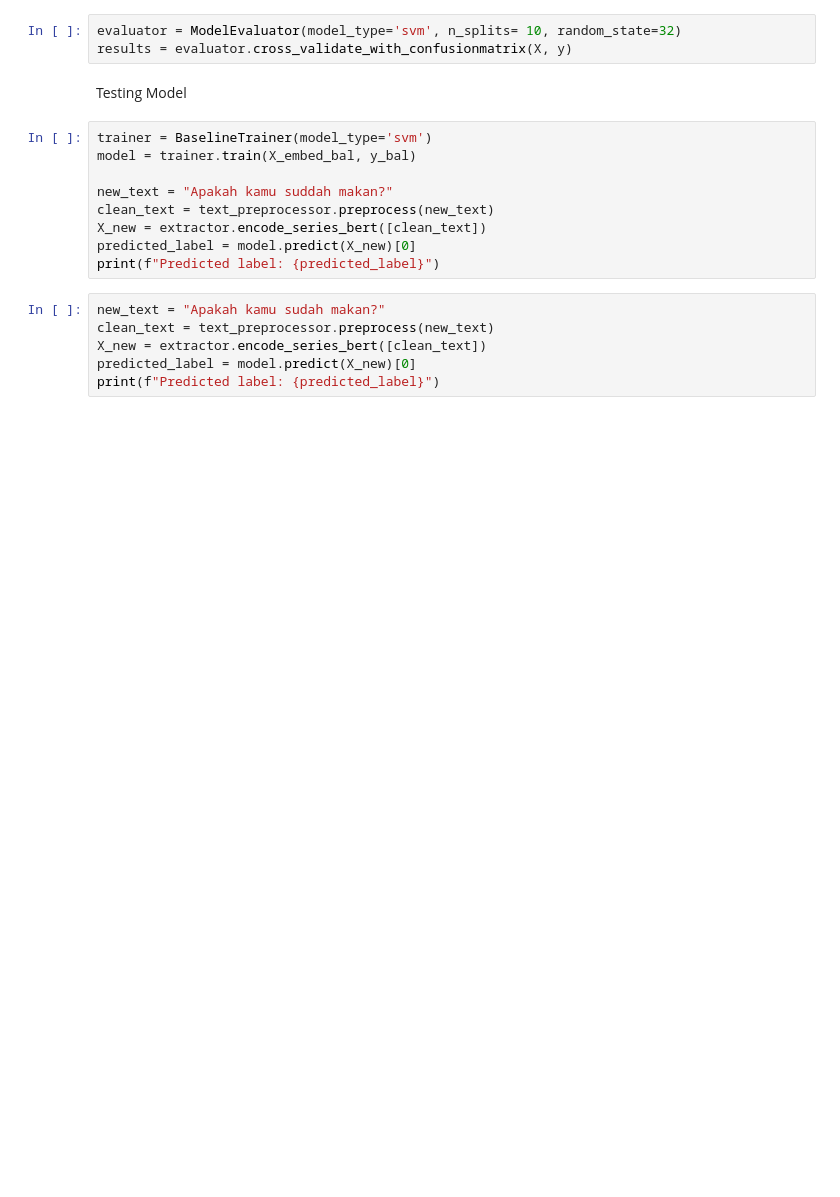
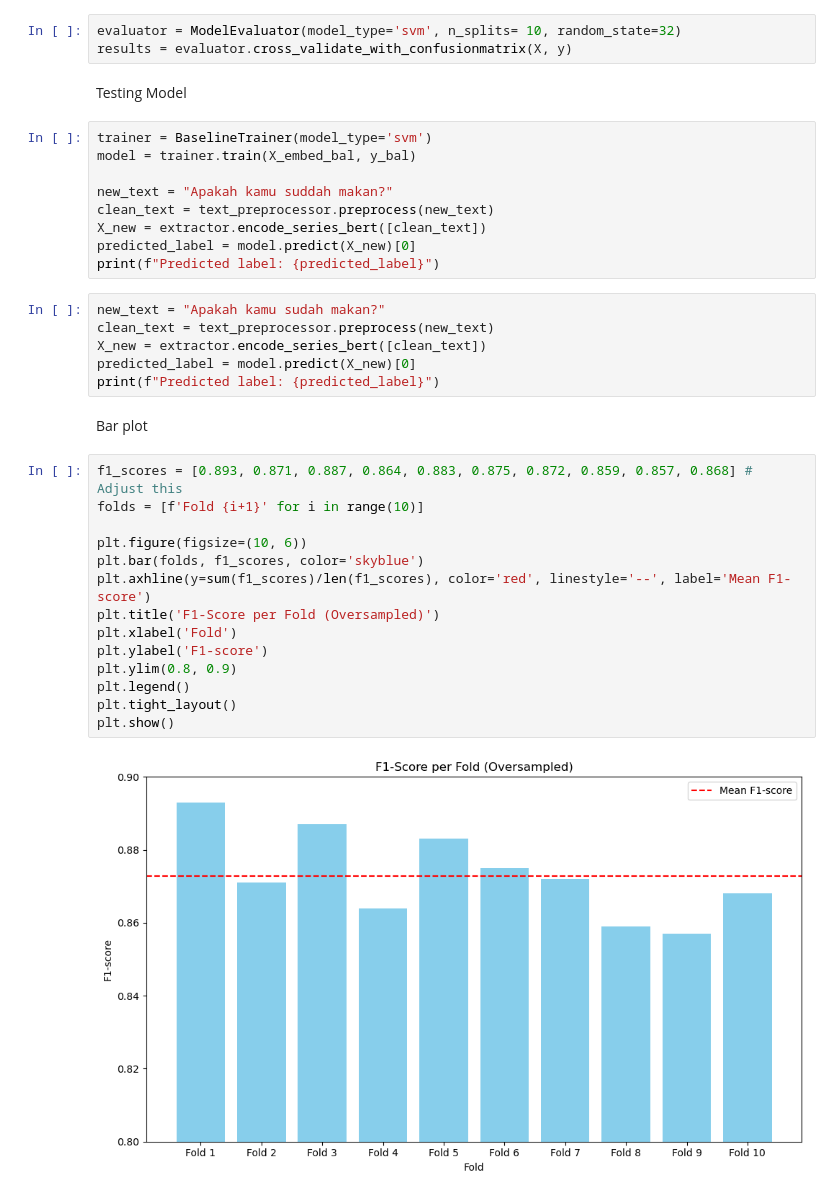
Before and after one commit to acoramadan/Asd-classification, a Jupyter notebook: notebook/notebook_ml.ipynb, the cells around one changed output. Saved outputs shown, nothing was run; the diff lists cells and outputs as text; blank space fills up the shorter version.

Commit message:
adding plot

```diff
--- a/notebook/notebook_ml.ipynb
+++ b/notebook/notebook_ml.ipynb
@@ -242,3 +313,21 @@ clean_text = text_preprocessor.preprocess(new_text)
 X_new = extractor.encode_series_bert([clean_text])
 predicted_label = model.predict(X_new)[0]
 print(f"Predicted label: {predicted_label}")
+# %% [markdown]
+Bar plot
+# %%
+f1_scores = [0.893, 0.871, 0.887, 0.864, 0.883, 0.875, 0.872, 0.859, 0.857, 0.868] # Adjust this
+folds = [f'Fold {i+1}' for i in range(10)]
+
+plt.figure(figsize=(10, 6))
+plt.bar(folds, f1_scores, color='skyblue')
+plt.axhline(y=sum(f1_scores)/len(f1_scores), color='red', linestyle='--', label='Mean F1-score')
+plt.title('F1-Score per Fold (Oversampled)')
+plt.xlabel('Fold')
+plt.ylabel('F1-score')
+plt.ylim(0.8, 0.9)
+plt.legend()
+plt.tight_layout()
+plt.show()
+# %% [output]
+[figure, added]
```
Also changed, not shown: parts of 13 cells of this notebook.
